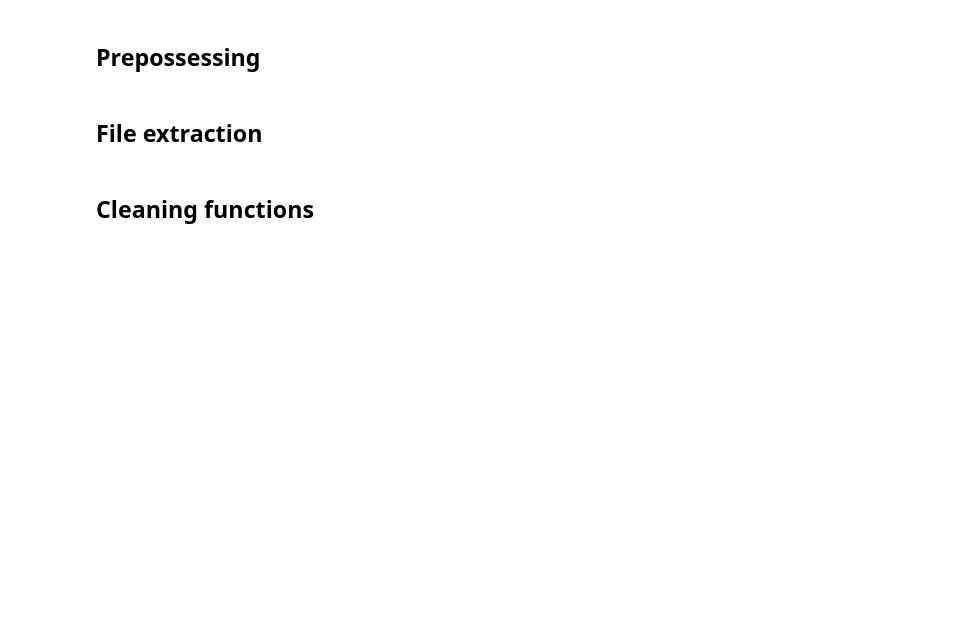
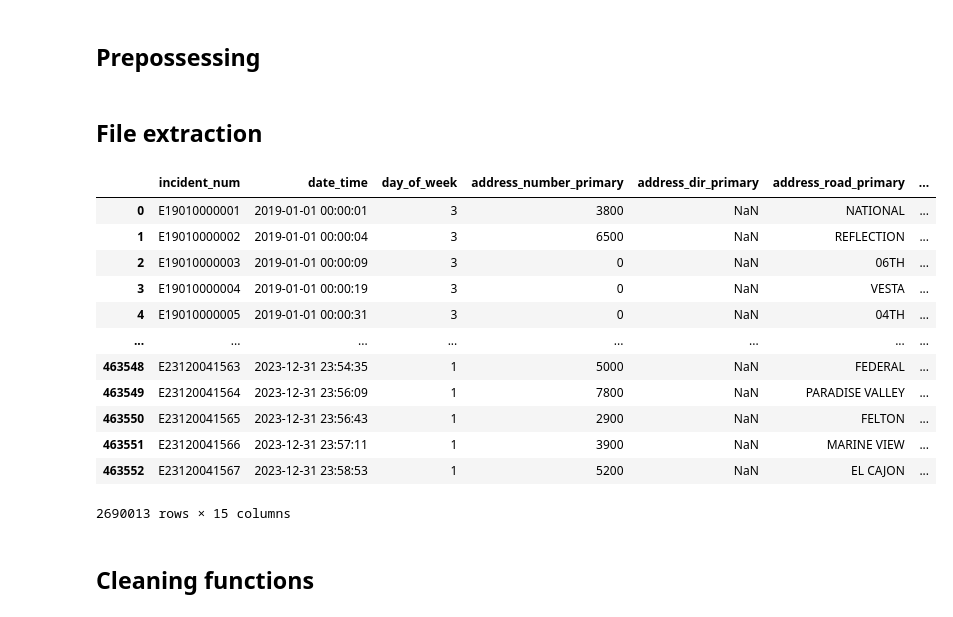
Before and after one commit to rayxuan2000/UCSD_ECE143_project, a Jupyter notebook: ECE143_Project.ipynb, the cells around one changed output. Cells and saved outputs as stored; diff of their text form; code cells hidden in the pictures; blank space fills up the shorter version.

```diff
--- a/ECE143_Project.ipynb
+++ b/ECE143_Project.ipynb
@@ -83,6 +97,22 @@ dispo_explain_df = DATAFRAMES['pd_dispo_codes_datasd.csv']
 beat_codes_explain_df = DATAFRAMES['pd_beat_codes_list_datasd.csv']
 
 df = pd.concat([df_2019, df_2020, df_2021, df_2022, df_2023])
+# %%
+df
+# %% [output]
+|  | incident_num | date_time | day_of_week | address_number_primary | address_dir_primary | address_road_primary | ... |
+| 0 | E19010000001 | 2019-01-01 00:00:01 | 3 | 3800 | NaN | NATIONAL | ... |
+| 1 | E19010000002 | 2019-01-01 00:00:04 | 3 | 6500 | NaN | REFLECTION | ... |
+| 2 | E19010000003 | 2019-01-01 00:00:09 | 3 | 0 | NaN | 06TH | ... |
+| 3 | E19010000004 | 2019-01-01 00:00:19 | 3 | 0 | NaN | VESTA | ... |
+| 4 | E19010000005 | 2019-01-01 00:00:31 | 3 | 0 | NaN | 04TH | ... |
+| ... | ... | ... | ... | ... | ... | ... | ... |
+| 463548 | E23120041563 | 2023-12-31 23:54:35 | 1 | 5000 | NaN | FEDERAL | ... |
+| 463549 | E23120041564 | 2023-12-31 23:56:09 | 1 | 7800 | NaN | PARADISE VALLEY | ... |
+| 463550 | E23120041565 | 2023-12-31 23:56:43 | 1 | 2900 | NaN | FELTON | ... |
+| 463551 | E23120041566 | 2023-12-31 23:57:11 | 1 | 3900 | NaN | MARINE VIEW | ... |
+| 463552 | E23120041567 | 2023-12-31 23:58:53 | 1 | 5200 | NaN | EL CAJON | ... |
+2690013 rows × 15 columns
 # %% [markdown]
 ## Cleaning functions
 # %%
```
Also changed, not shown: parts of 16 cells of this notebook.
